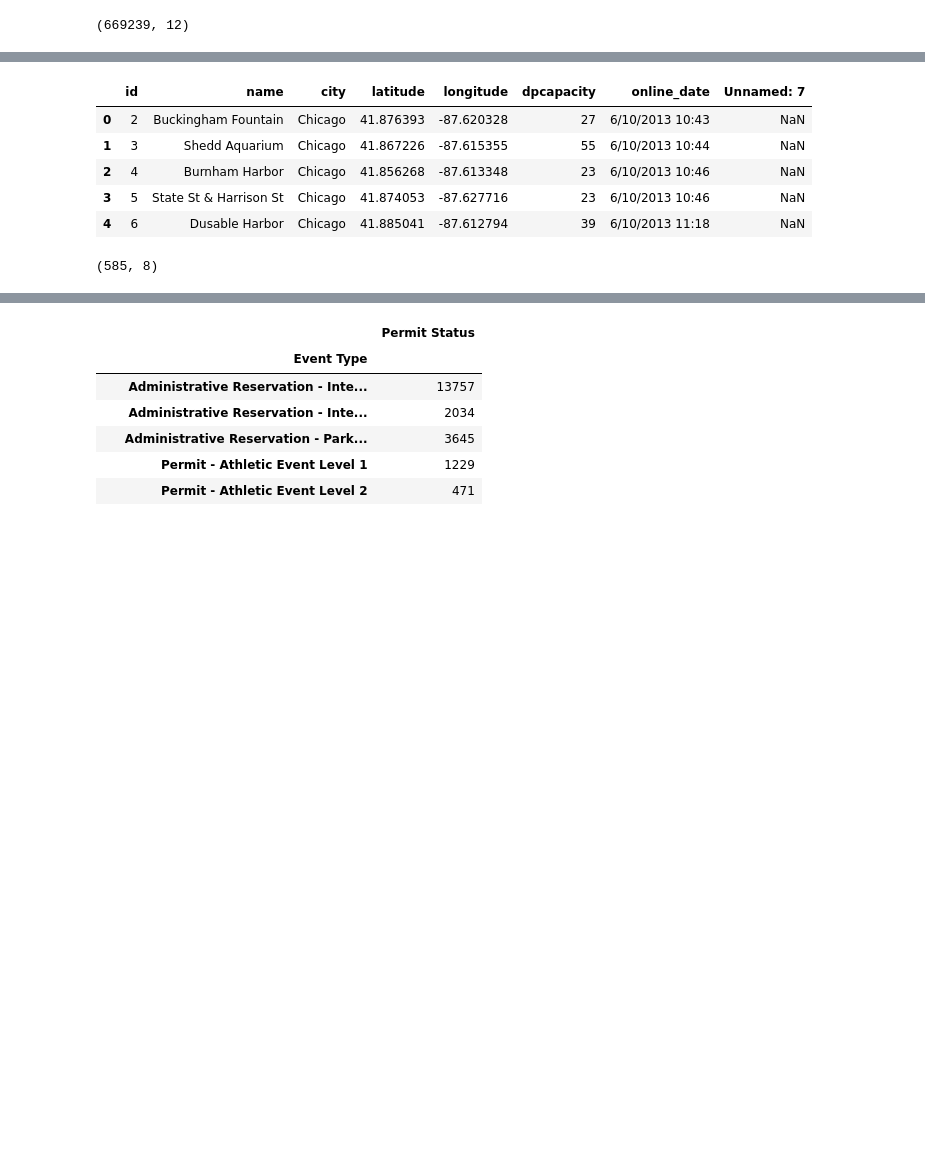
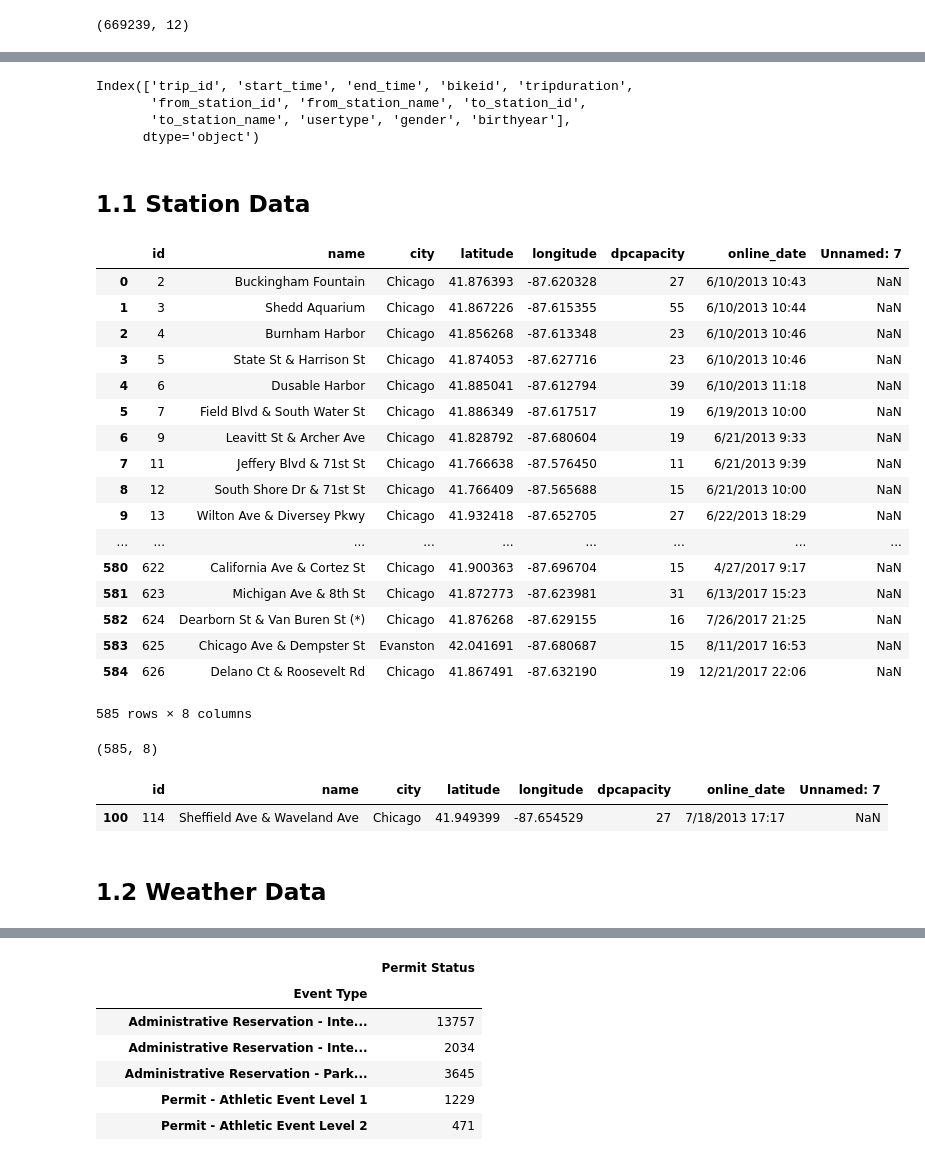
Before and after one commit to mkduchak/divvydataproject, a Jupyter notebook: 0_Divvy_Exploration.ipynb, the cells around one changed output, grey strips where cells are left out. Saved outputs shown, nothing was run; the diff lists cells and outputs as text; code cells hidden in the pictures; blank space fills up the shorter version.

```diff
--- a/0_Divvy_Exploration.ipynb
+++ b/0_Divvy_Exploration.ipynb
@@ -34,16 +78,42 @@ birthyear            float64
 dtype: object
+# %%
+rides.columns
+# %% [output]
+Index(['trip_id', 'start_time', 'end_time', 'bikeid', 'tripduration',
+       'from_station_id', 'from_station_name', 'to_station_id',
+       'to_station_name', 'usertype', 'gender', 'birthyear'],
+      dtype='object')
+# %% [markdown]
+## 1.1 Station Data
 # %%
-stations = pd.read_csv('/home/michael/Documents/Projects/divvy/Divvy_Trips_2017_Q3Q4/Divvy_Stations_2017_Q3Q4.csv')
+stations = pd.read_csv('/home/michael/Documents/Projects/divvydataproject/data/Divvy Trips/Divvy_Stations_2017_Q3Q4.csv')
 # %%
-stations.head()
+stations
 # %% [output]
 |  | id | name | city | latitude | longitude | dpcapacity | online_date | Unnamed: 7 |
 | 0 | 2 | Buckingham Fountain | Chicago | 41.876393 | -87.620328 | 27 | 6/10/2013 10:43 | NaN |
 | 1 | 3 | Shedd Aquarium | Chicago | 41.867226 | -87.615355 | 55 | 6/10/2013 10:44 | NaN |
 | 2 | 4 | Burnham Harbor | Chicago | 41.856268 | -87.613348 | 23 | 6/10/2013 10:46 | NaN |
 | 3 | 5 | State St & Harrison St | Chicago | 41.874053 | -87.627716 | 23 | 6/10/2013 10:46 | NaN |
 | 4 | 6 | Dusable Harbor | Chicago | 41.885041 | -87.612794 | 39 | 6/10/2013 11:18 | NaN |
+| 5 | 7 | Field Blvd & South Water St | Chicago | 41.886349 | -87.617517 | 19 | 6/19/2013 10:00 | NaN |
+| 6 | 9 | Leavitt St & Archer Ave | Chicago | 41.828792 | -87.680604 | 19 | 6/21/2013 9:33 | NaN |
+| 7 | 11 | Jeffery Blvd & 71st St | Chicago | 41.766638 | -87.576450 | 11 | 6/21/2013 9:39 | NaN |
+| 8 | 12 | South Shore Dr & 71st St | Chicago | 41.766409 | -87.565688 | 15 | 6/21/2013 10:00 | NaN |
+| 9 | 13 | Wilton Ave & Diversey Pkwy | Chicago | 41.932418 | -87.652705 | 27 | 6/22/2013 18:29 | NaN |
+| ... | ... | ... | ... | ... | ... | ... | ... | ... |
+| 580 | 622 | California Ave & Cortez St | Chicago | 41.900363 | -87.696704 | 15 | 4/27/2017 9:17 | NaN |
+| 581 | 623 | Michigan Ave & 8th St | Chicago | 41.872773 | -87.623981 | 31 | 6/13/2017 15:23 | NaN |
+| 582 | 624 | Dearborn St & Van Buren St (*) | Chicago | 41.876268 | -87.629155 | 16 | 7/26/2017 21:25 | NaN |
+| 583 | 625 | Chicago Ave & Dempster St | Evanston | 42.041691 | -87.680687 | 15 | 8/11/2017 16:53 | NaN |
+| 584 | 626 | Delano Ct & Roosevelt Rd | Chicago | 41.867491 | -87.632190 | 19 | 12/21/2017 22:06 | NaN |
+585 rows × 8 columns
 # %%
 stations.shape
 # %% [output]
 (585, 8)
+# %%
+stations[stations['name'] == 'Sheffield Ave & Waveland Ave']
+# %% [output]
+|  | id | name | city | latitude | longitude | dpcapacity | online_date | Unnamed: 7 |
+| 100 | 114 | Sheffield Ave & Waveland Ave | Chicago | 41.949399 | -87.654529 | 27 | 7/18/2013 17:17 | NaN |
@@ -50 +122,3 @@ stations.shape
+# %% [markdown]
+## 1.2 Weather Data
 # %%
```
Also changed, not shown: parts of 42 cells of this notebook.
